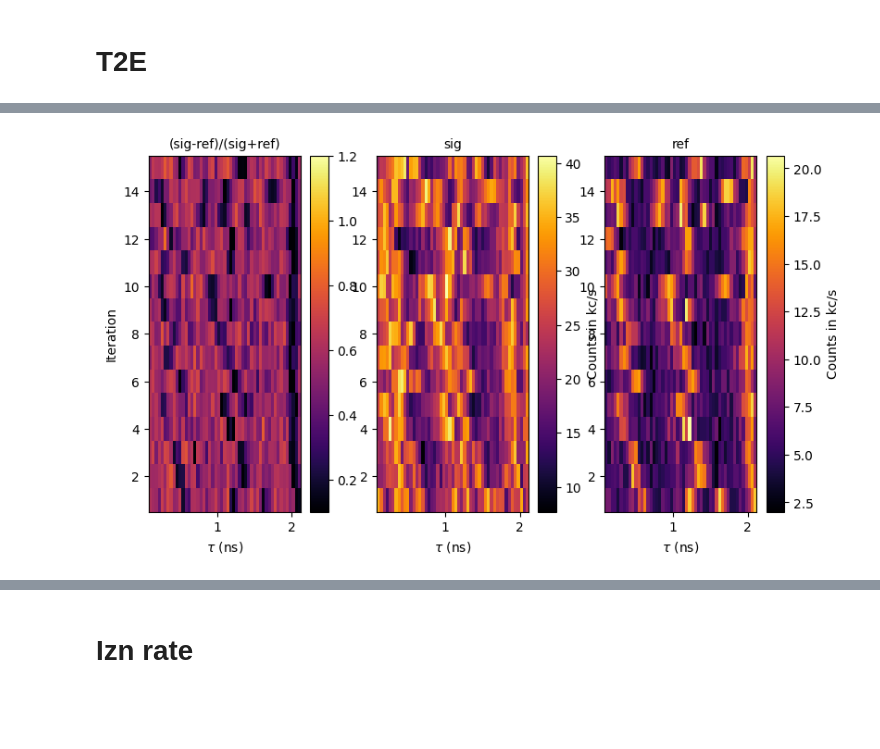
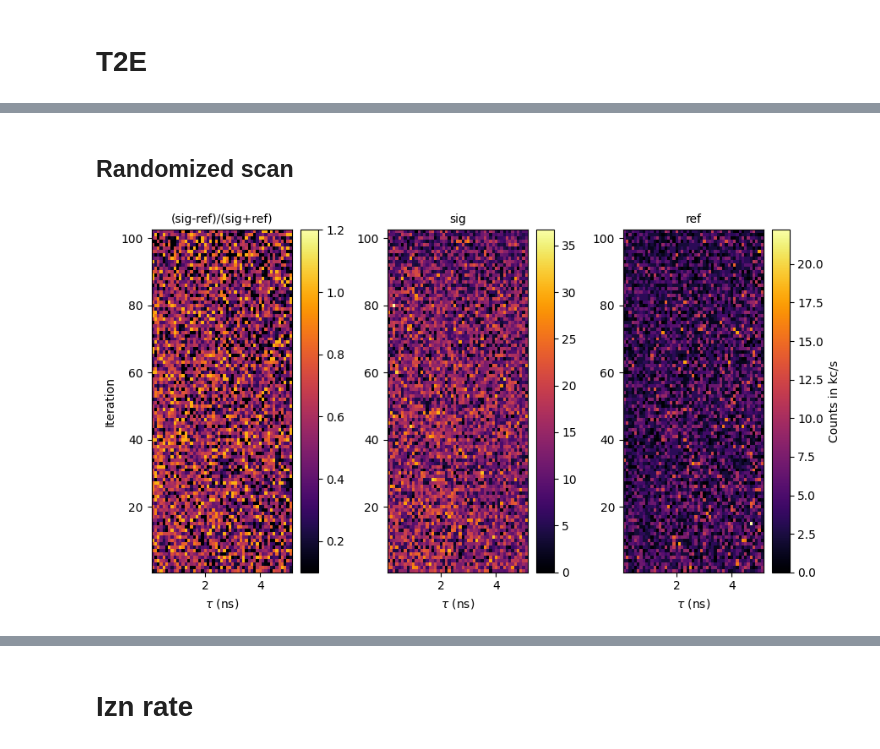
Before and after one commit to lukinlab2d/NV_control, a Jupyter notebook: B00_codes/RedROStat_nb.ipynb, the cells around one changed output, grey strips where cells are left out. Drawn from its saved outputs; the diff is of its cells as text; code cells hidden in the pictures; blank space fills up the shorter version.

```diff
--- a/B00_codes/RedROStat_nb.ipynb
+++ b/B00_codes/RedROStat_nb.ipynb
@@ -272,7 +272,7 @@ sig, ref, popt, perr, x_s = dr.readData(datafile, type='RabiDecay', ifFit=1, gue
 [figure]
 # %%
 # Rabi
-days = np.linspace(14,14,1)
+days = np.linspace(15,15,1)
 dataArr = []; sigArr = []; refArr = []; idxs = []
 for day in days:
     mainFolder = 'C:/Users/lukin2dmaterials/data/2023-11-' + str(int(day)).zfill(2) + '/'
@@ -280,7 +280,7 @@ for day in days:
         if 'RabiRO' in dataFolder:
             if dataFolder[4] == '_': idx = int(dataFolder[1:4])
             else: idx = int(dataFolder[1:5])
-            if (idx >= 281 and idx <= 398 and np.mod(idx,2)==0):
+            if (idx >= 883 and idx <= 914 and np.mod(idx,2)==1):
                 datafile = mainFolder + dataFolder +'/RabiROObject_sig_set.dat'
                 x_s, sig, ref = dr.readDataNoPlot(datafile)
                 sig = np.array(sig); ref = np.array(ref)
@@ -333,10 +333,10 @@ plt.tight_layout()
 # %%
 idx = -1   # last used when last idx = 1081   #296
-for idxs in np.linspace(-1,-3,3):
+for idxs in np.linspace(-1,-3,1):
     idx = int(idxs)
 
     y = dataArr[idx]; ys = sigArr[idx]; yr = refArr[idx]
-    # y = np.average(dataArr, axis=0); ys = np.average(sigArr, axis=0); yr = np.average(refArr, axis=0)
+    y = np.average(dataArr, axis=0); ys = np.average(sigArr, axis=0); yr = np.average(refArr, axis=0)
     x = xPlot
 
     fig, axs = plt.subplots(1,2,figsize=(9,3))
@@ -364,7 +496,7 @@ for idxs in np.linspace(-1,-3,3):
 # T2E
 # %%
 # November T2E
-days = np.linspace(14,14,1)
+days = np.linspace(15,15,1)
 dataArr = []; sigArr = []; refArr = []
 for day in days:
     mainFolder = 'C:/Users/lukin2dmaterials/data/2023-11-' + str(int(day)).zfill(2) + '/'
@@ -373,7 +505,7 @@ for day in days:
         if 'T2ERO' in dataFolder:
             if dataFolder[4] == '_': idx = int(dataFolder[1:4])
             else: idx = int(dataFolder[1:5])
-            if idx >= 795 and idx <= 926 and np.mod(idx,2)==1:
+            if idx >= 197 and idx <= 636 and np.mod(idx,2)==0:
                 datafile = mainFolder + dataFolder +'/T2EROObject_sig_set.dat'
                 x_s, sig, ref = dr.readDataNoPlot(datafile)
                 sig = np.array(sig); ref = np.array(ref)
@@ -388,6 +520,8 @@ for day in days:
 
 dataArr = np.array(dataArr); sigArr = np.array(sigArr); refArr = np.array(refArr)
 dataArr = np.array([row[::-1] if i % 2 != 0 else row for i, row in enumerate(dataArr)])
+sigArr = np.array([row[::-1] if i % 2 != 0 else row for i, row in enumerate(sigArr)])
+refArr = np.array([row[::-1] if i % 2 != 0 else row for i, row in enumerate(refArr)])
 
 fig, axs = plt.subplots(1,3,figsize=(9,5))
 N_datasets = np.size(dataArr,0)
@@ -452,6 +575,8 @@ a = x/1e3; b = y
+# %% [markdown]
+## Randomized scan
 # %%
 # November T2E
-days = np.linspace(14,14,1)
+days = np.linspace(17,17,1)
 dataArr = []; sigArr = []; refArr = []
 for day in days:
     mainFolder = 'C:/Users/lukin2dmaterials/data/2023-11-' + str(int(day)).zfill(2) + '/'
@@ -460,43 +585,51 @@ for day in days:
         if 'T2ERO' in dataFolder:
             if dataFolder[4] == '_': idx = int(dataFolder[1:4])
             else: idx = int(dataFolder[1:5])
-            if idx >= 765 and idx <= 794 and np.mod(idx,2)==0:
+            # if (((idx >= 993 and idx <= 1058) or (idx >= 1265 and idx <= 1488)) and np.mod(idx,2) == 1) or (((idx >= 1058 and idx <= 1264) or (idx >= 1488 and idx <= 1861)) and np.mod(idx,2) == 0):
+            if (((idx >= 1058 and idx <= 1264)) and np.mod(idx,2) == 0):
                 datafile = mainFolder + dataFolder +'/T2EROObject_sig_set.dat'
                 x_s, sig, ref = dr.readDataNoPlot(datafile)
+
                 sig = np.array(sig); ref = np.array(ref)
-                n = None
-                x_s = x_s[0:n]; sig = sig[0:n]; ref = ref[0:n]
                 contrast = (sig-ref)/(sig+ref)
-                start_idx = 0
-                x_s = x_s[start_idx:]
-                contrast = contrast[start_idx:]
                 xPlot = x_s; xPlot = np.array(xPlot)
+
+                sorted_indices = np.argsort(xPlot)
+                xPlot = xPlot[sorted_indices]
+                contrast = contrast[sorted_indices]
+                sig = sig[sorted_indices]
+                ref = ref[sorted_indices]
+
                 dataArr.append(contrast); sigArr.append(sig); refArr.append(ref)
 
 dataArr = np.array(dataArr); sigArr = np.array(sigArr); refArr = np.array(refArr)
+
+# Replace 'nan' values with the value of the item preceding it
+nan_indices = np.isnan(dataArr)
+dataArr[nan_indices] = np.roll(dataArr, 1, axis=1)[nan_indices]
 
 fig, axs = plt.subplots(1,3,figsize=(9,5))
 N_datasets = np.size(dataArr,0)
 y = np.linspace(1,N_datasets, N_datasets)
 X, Y = np.meshgrid(xPlot/1e3, y)
 plot = axs[0].pcolormesh(X,Y, dataArr, cmap='inferno')
 fig.colorbar(plot, orientation='vertical', ax=axs[0])
 axs[0].set_xlabel('$\\tau$ (ns)')
 axs[0].set_ylabel('Iteration')
 axs[0].set_title('(sig-ref)/(sig+ref)',fontsize=10)
 plot.set_clim(0.1,1.2)
 
 plot1 = axs[1].pcolormesh(X,Y, sigArr, cmap='inferno')
 axs[1].set_xlabel('$\\tau$ (ns)')
 axs[1].set_title('sig',fontsize=10)
 cb1 = fig.colorbar(plot1, orientation='vertical', ax=axs[1])
-cb1.set_label("Counts in kc/s",fontsize=10)
-# plot1.set_clim(0,4)
 
 plot2 = axs[2].pcolormesh(X,Y, refArr, cmap='inferno')
 axs[2].set_xlabel('$\\tau$ (ns)')
 axs[2].set_title('ref',fontsize=10)
 cb2 = fig.colorbar(plot2, orientation='vertical', ax=axs[2])
 cb2.set_label("Counts in kc/s",fontsize=10)
+
+plt.tight_layout()
 # %% [output]
-[figure, old version]
+[figure, new version]
```
Also changed, not shown: parts of 15 cells of this notebook, 14 other files.
